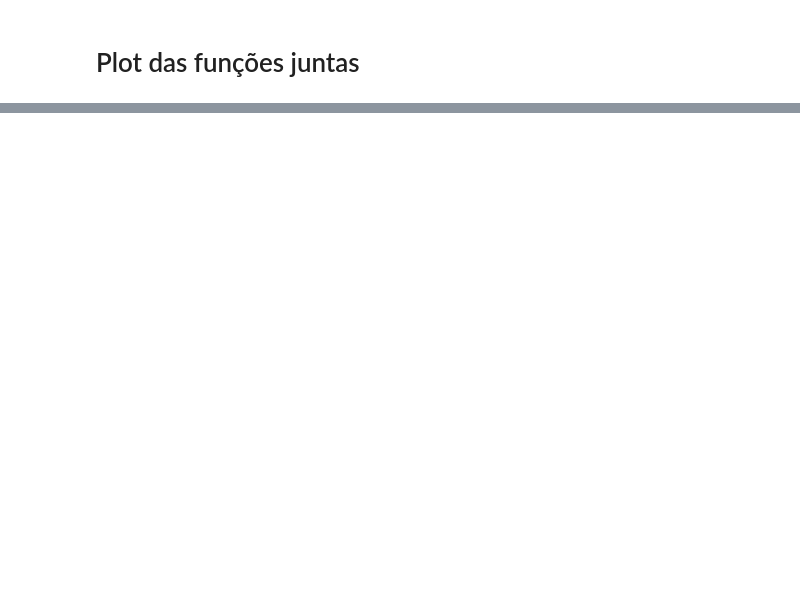
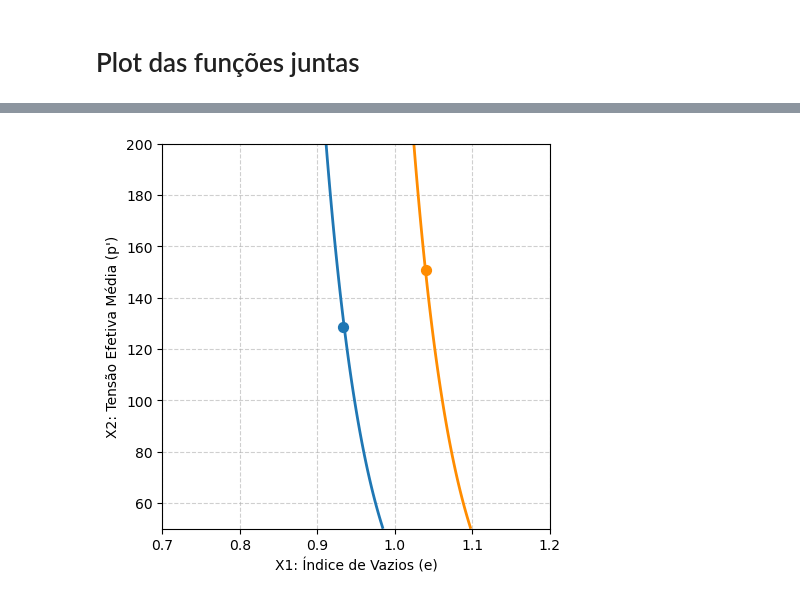
Before and after one commit to Gabrielsssilverio/Confiabilidade, a Jupyter notebook: Artigo.ipynb, the cells around one changed output, grey strips where cells are left out. Saved outputs shown, nothing was run; the diff lists cells and outputs as text; code cells hidden in the pictures; blank space fills up the shorter version.

```diff
--- a/Artigo.ipynb
+++ b/Artigo.ipynb
@@ -1389,0 +1354,80 @@ IndexError: index 2 is out of bounds for axis 0 with size 2
+# %%
+import numpy as np
+import matplotlib.pyplot as plt
+import pandas as pd
+
+# Valores para o domínio da plotagem (Ajuste conforme seus dados)
+X1_min = 0.7
+X1_max = 1.20
+X2_min = 50.0
+X2_max = 200.0
+num_points = 100
+
+
+# Valor de X3 (n) fixado na sua média para plotagem (μ_n)
+# Assumindo que vx_obj.vetor_va[2] é a variável 'n'.
+X3_REF1 = 0.95
+X3_REF2 = 0.992
+
+# --- Geração da Grade ---
+X1_grid = np.linspace(X1_min, X1_max, num_points)
+X2_grid = np.linspace(X2_min, X2_max, num_points)
+X_mesh_1, X_mesh_2 = np.meshgrid(X1_grid, X2_grid)
+
+# --- FUNÇÕES PARA CÁLCULO DOS CONTORNOS ---
+
+def calcular_g_values(g_func, X_mesh_1, X_mesh_2, X3_ref):
+    """Calcula os valores g(X) na grade 2D, fixando X3."""
+    G_values = np.zeros(X_mesh_1.shape)
+    for i in range(X_mesh_1.shape[0]):
+        for j in range(X_mesh_1.shape[1]):
+            # Cria o vetor 3D: [X1, X2, X3_REF]
+            x_point = np.array([X_mesh_1[i, j], X_mesh_2[i, j], X3_ref])
+            G_values[i, j] = g_func(x_point)
+    return G_values
+
+# 1. Calcular Contorno para g1
+G1_values = calcular_g_values(g_fun_numerica_g1, X_mesh_1, X_mesh_2, X3_REF1)
+
+# 2. Calcular Contorno para g2
+G2_values = calcular_g_values(g_fun_numerica_g2, X_mesh_1, X_mesh_2, X3_REF2)
+
+# --- EXTRAÇÃO DOS PONTOS DE CONVERGÊNCIA (Tabela) ---
+X1_coords_g1 = tabela_g1['x_k'].apply(lambda vec: vec[0])
+X2_coords_g1 = tabela_g1['x_k'].apply(lambda vec: vec[1])
+X1_coords_g2 = tabela_g2['x_k'].apply(lambda vec: vec[0])
+X2_coords_g2 = tabela_g2['x_k'].apply(lambda vec: vec[1])
+
+# --- INÍCIO DA PLOTAGEM ---
+plt.figure(figsize=(5, 5))
+
+# 1. PLOTAGEM DA LINHA DE FALHA (g1=0)
+CS1 = plt.contour(X_mesh_1, X_mesh_2, G1_values, levels=[0], colors='tab:blue', linestyles='-', linewidths=2)
+#CS1.collections[0].set_label('$g_1=0$ (Falha de $X_1, X_2$ - X3 fixo)')
+
+# 2. PLOTAGEM DA LINHA DE FALHA (g2=0)
+CS2 = plt.contour(X_mesh_1, X_mesh_2, G2_values, levels=[0], colors='darkorange', linestyles='-', linewidths=2)
+#CS2.collections[0].set_label('$g_2=0$ (Falha de $X_1, X_2, X_3$ - X3 fixo)')
+
+# 3. CONVERGÊNCIA E PONTOS DE PROJETO
+
+# Trajetória g1
+#plt.plot(X1_coords_g1, X2_coords_g1, marker='o', linestyle='', color='tab:blue', alpha=0.5, label='')
+# Ponto de Projeto g1 (x*1)
+plt.scatter(X1_coords_g1.iloc[-1], X2_coords_g1.iloc[-1], color='tab:blue', marker='o', s=50, label='')
+
+# Trajetória g2
+#plt.plot(X1_coords_g2, X2_coords_g2, marker='^', linestyle='', color='darkorange', alpha=0.5, label='')
+# Ponto de Projeto g2 (x*2)
+plt.scatter(X1_coords_g2.iloc[-1], X2_coords_g2.iloc[-1], color='darkorange', marker='o', s=50, label='')
+
+
+# --- CONFIGURAÇÃO FINAL ---
+#plt.title(f'Linhas de Falha e Pontos de Projeto no Espaço Físico ($X_3=n$ fixo em {X3_REF:.3f})')
+plt.xlabel('X1: Índice de Vazios (e)')
+plt.ylabel('X2: Tensão Efetiva Média (p\')')
+plt.grid(True, linestyle='--', alpha=0.6)
+#plt.legend(loc='lower right')
+plt.show()
+# %% [output]
+[figure, added]
```
Also changed, not shown: parts of 5 cells of this notebook.
